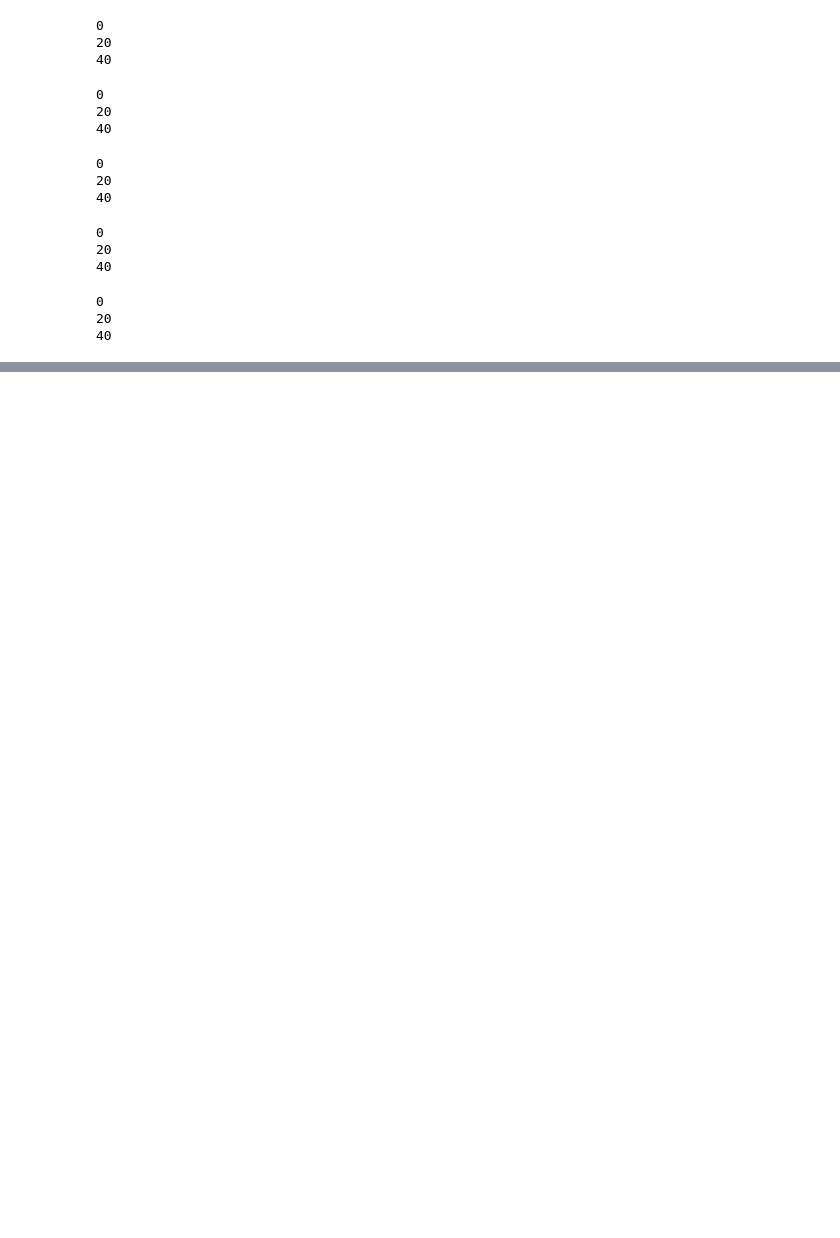
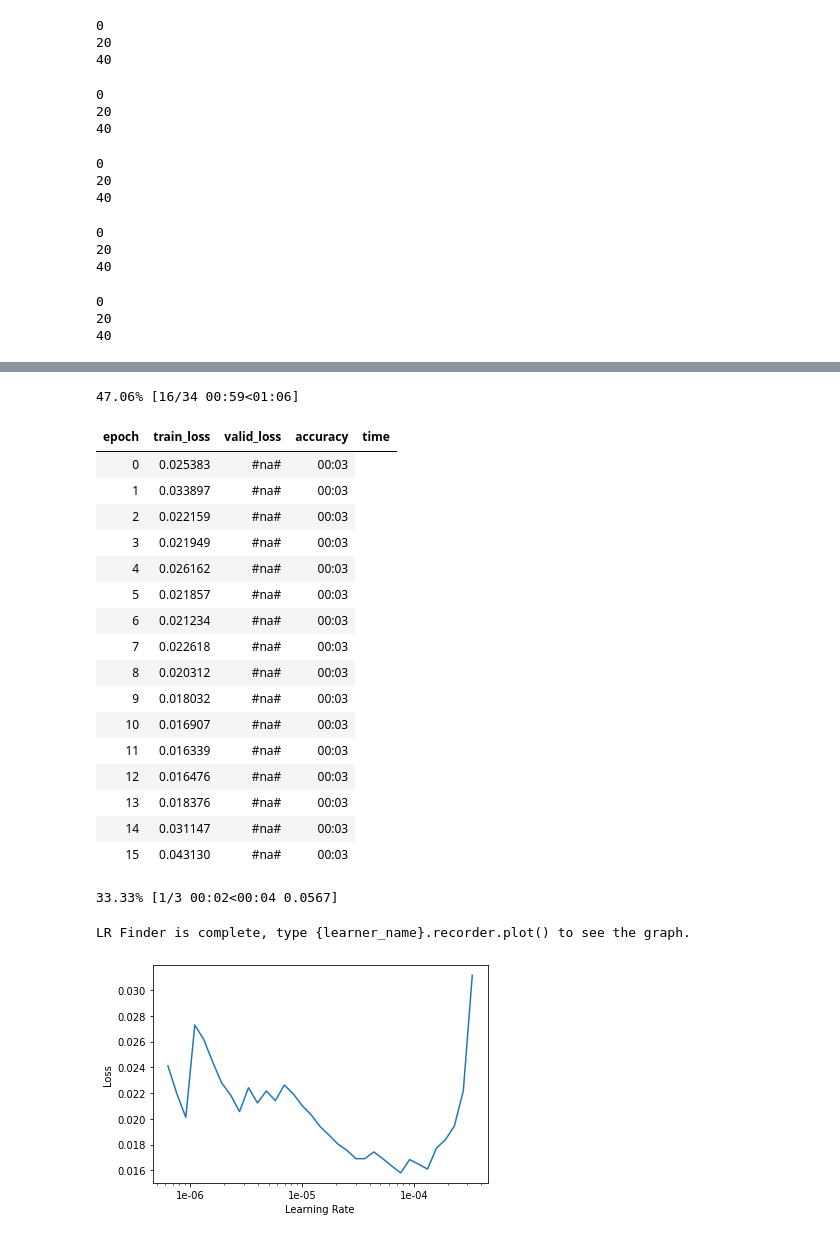
Before and after one commit to aadiharan99/DL_Labwork, a Jupyter notebook: J014_Lab10.ipynb, the cells around one changed output, grey strips where cells are left out. Saved outputs shown, nothing was run; the diff lists cells and outputs as text; code cells hidden in the pictures; blank space fills up the shorter version.

```diff
--- a/J014_Lab10.ipynb
+++ b/J014_Lab10.ipynb
@@ -257,0 +413,25 @@ data.to_csv("original.csv",index=False)
+# %%
+learner.lr_find()
+learner.recorder.plot()
+# %% [output]
+47.06% [16/34 00:59<01:06]
+| epoch | train_loss | valid_loss | accuracy | time |
+| 0 | 0.025383 | #na# | 00:03 |
+| 1 | 0.033897 | #na# | 00:03 |
+| 2 | 0.022159 | #na# | 00:03 |
+| 3 | 0.021949 | #na# | 00:03 |
+| 4 | 0.026162 | #na# | 00:03 |
+| 5 | 0.021857 | #na# | 00:03 |
+| 6 | 0.021234 | #na# | 00:03 |
+| 7 | 0.022618 | #na# | 00:03 |
+| 8 | 0.020312 | #na# | 00:03 |
+| 9 | 0.018032 | #na# | 00:03 |
+| 10 | 0.016907 | #na# | 00:03 |
+| 11 | 0.016339 | #na# | 00:03 |
+| 12 | 0.016476 | #na# | 00:03 |
+| 13 | 0.018376 | #na# | 00:03 |
+| 14 | 0.031147 | #na# | 00:03 |
+| 15 | 0.043130 | #na# | 00:03 |
+33.33% [1/3 00:02<00:04 0.0567]
+LR Finder is complete, type {learner_name}.recorder.plot() to see the graph.
+[figure, added]
```
Also changed, not shown: parts of 28 cells of this notebook.
